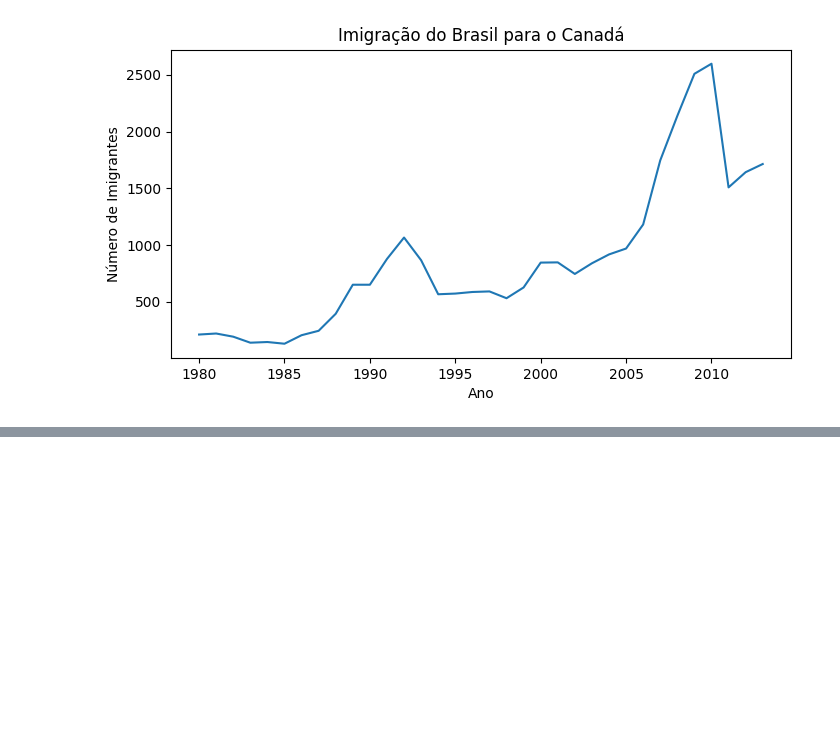
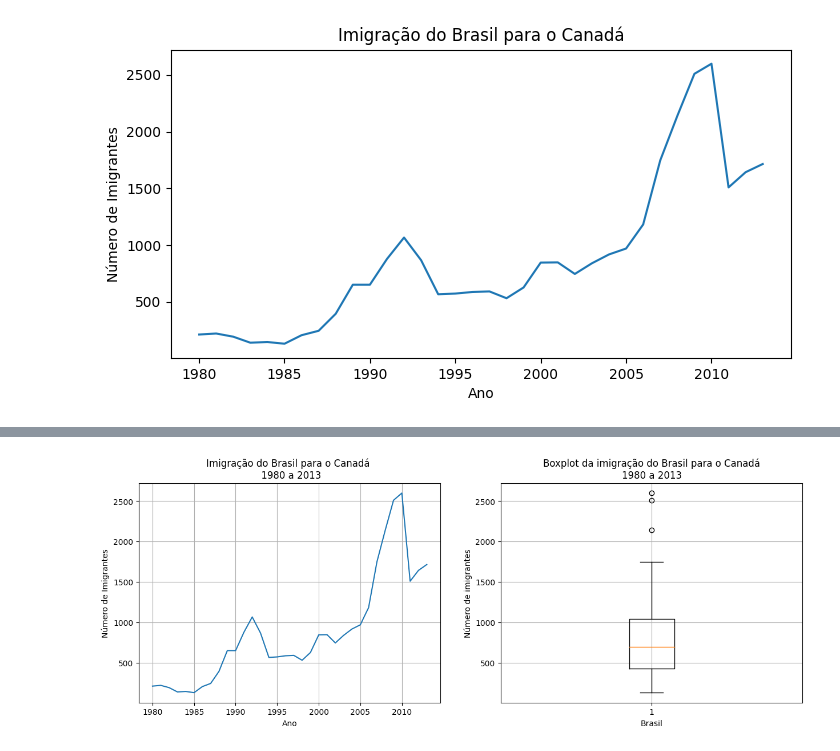
Before and after one commit to Jovanney/Migration_Brasil_Canada-, a Jupyter notebook: main.ipynb, the cells around one changed output, grey strips where cells are left out. Cells and saved outputs as stored; diff of their text form; code cells hidden in the pictures; blank space fills up the shorter version.

```diff
--- a/main.ipynb
+++ b/main.ipynb
@@ -123,0 +134,20 @@ plt.show()
+# %%
+fig, axs = plt.subplots(1,2, figsize=(15,5))
+
+axs[0].plot(dados_brasil['ano'], dados_brasil['imigrantes'])
+axs[0].set_title('Imigração do Brasil para o Canadá \n 1980 a 2013')
+axs[0].set_xlabel('Ano')
+axs[0].set_ylabel('Número de Imigrantes')
+axs[0].xaxis.set_major_locator(plt.MultipleLocator(5))
+axs[0].grid()
+
+
+axs[1].boxplot(dados_brasil['imigrantes'])
+axs[1].set_title('Boxplot da imigração do Brasil para o Canadá\n1980 a 2013')
+axs[1].set_xlabel('Brasil')
+axs[1].set_ylabel('Número de imigrantes')
+axs[1].grid()
+
+plt.show()
+# %% [output]
+[figure, added]
```
Also changed, not shown: parts of 3 cells of this notebook.
